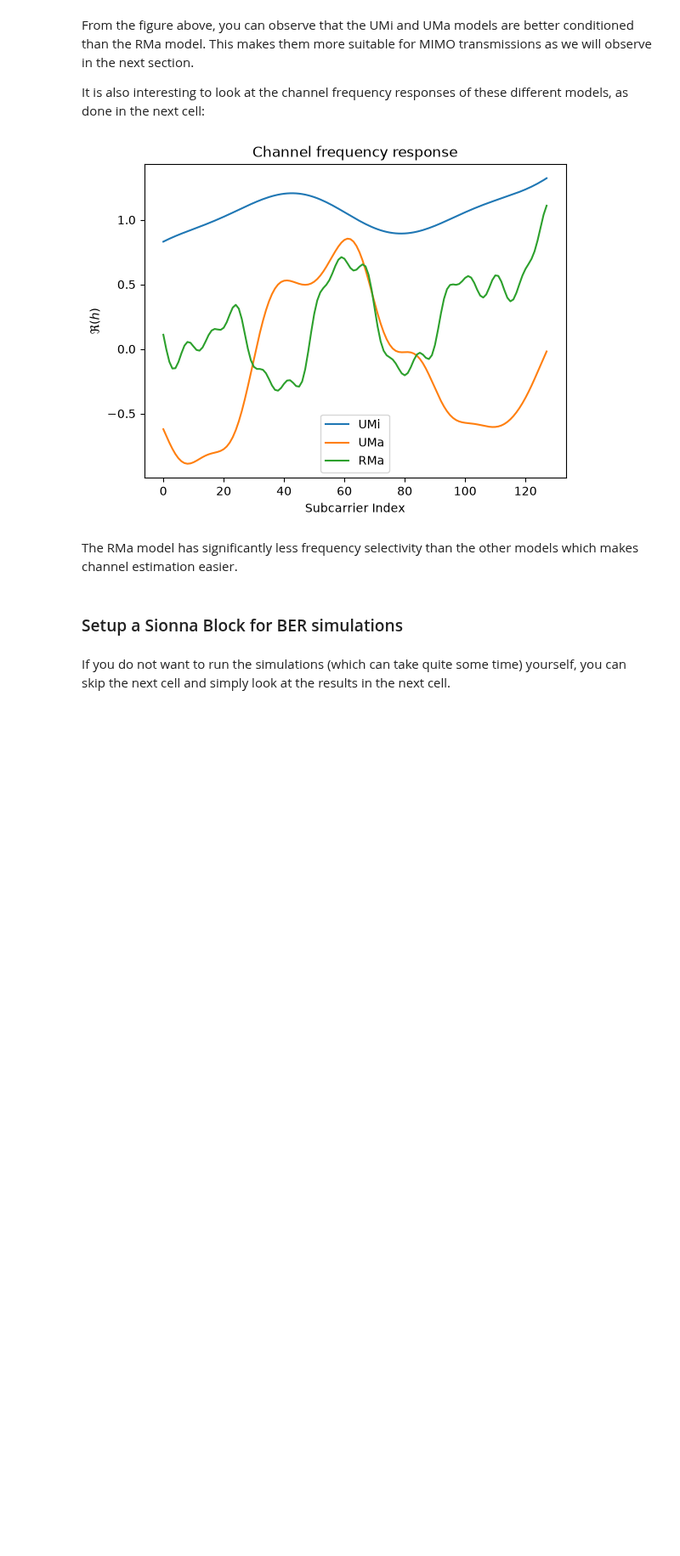
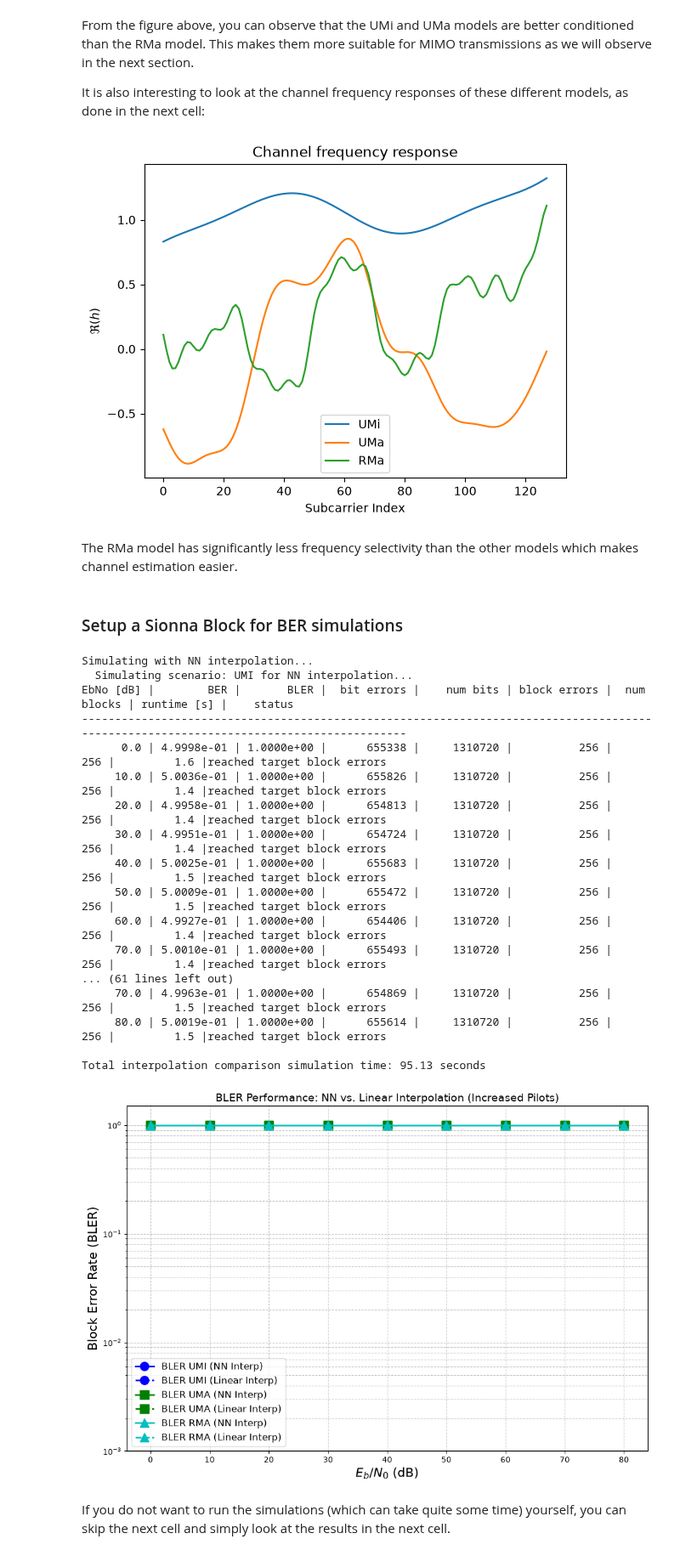
Before and after one commit to DanielGrahamB/pqc-research, a Jupyter notebook: PQC_MIMO_Simulations.ipynb, the cells around one changed output. Shown at 85% size. Saved outputs shown, nothing was run; the diff lists cells and outputs as text; code cells hidden in the pictures; blank space fills up the shorter version.

```diff
--- a/PQC_MIMO_Simulations.ipynb
+++ b/PQC_MIMO_Simulations.ipynb
@@ -474,3 +500,80 @@ class Model(Block):
+# %%
+# Simulation parameters for interpolation comparison
+SIMS_INTERP = {
+    "ebno_db": np.array([0, 10, 20, 30, 40, 50, 60, 70, 80]),
+    "scenario": ["umi", "uma", "rma"],
+    "interpolation_type": ["nn", "lin"],
+    "results": {
+        "nn": {"bler": {}, "ber": {}},
+        "lin": {"bler": {}, "ber": {}}
+    },
+    "batch_size": 64
+}
+
+start_interp = time.time()
+
+for interp_type in SIMS_INTERP["interpolation_type"]:
+    print(f"\nSimulating with {interp_type.upper()} interpolation...")
+    for scenario in SIMS_INTERP["scenario"]:
+        print(f"  Simulating scenario: {scenario.upper()} for {interp_type.upper()} interpolation...")
+        # Using InterpolationModel which handles the updated pilot density and k-value
+        model = InterpolationModel(scenario=scenario, perfect_csi=False, interpolation_type=interp_type)
+        if torch.cuda.is_available():
+            model.cuda()
+        model._channel_model.allocate_topology_tensors(batch_size=SIMS_INTERP["batch_size"], num_bs=1, num_ut=model._num_ut)
+
+        ber, bler = sim_ber(model,
+                            SIMS_INTERP["ebno_db"],
+                            batch_size=SIMS_INTERP["batch_size"],
+                            max_mc_iter=50,
+                            num_target_block_errors=50,
+                            target_bler=1e-3,
+                            compile_mode=None
+                           )
+
+        SIMS_INTERP["results"][interp_type][scenario] = {"bler": bler.cpu().numpy(), "ber": ber.cpu().numpy()}
+
+SIMS_INTERP["duration"] = time.time() - start_interp
+print(f"\nTotal interpolation comparison simulation time: {SIMS_INTERP['duration']:.2f} seconds")
+
+plt.figure(figsize=(12, 8))
+colors = {'umi': 'b', 'uma': 'g', 'rma': 'c'}
+markers = {'umi': 'o', 'uma': 's', 'rma': '^'}
+
+for scenario in SIMS_INTERP["scenario"]:
+    plt.semilogy(SIMS_INTERP["ebno_db"], SIMS_INTERP["results"]["nn"][scenario]["bler"],
+                 color=colors[scenario], marker=markers[scenario], markersize=11, linewidth=2,
+                 linestyle='-', label=f"BLER {scenario.upper()} (NN Interp)")
+    plt.semilogy(SIMS_INTERP["ebno_db"], SIMS_INTERP["results"]["lin"][scenario]["bler"],
+                 color=colors[scenario], marker=markers[scenario], markersize=11, linewidth=2,
+                 linestyle='--', label=f"BLER {scenario.upper()} (Linear Interp)")
+
+plt.xlabel(r"$E_b/N_0$ (dB)", fontsize=16)
+plt.ylabel("Block Error Rate (BLER)", fontsize=16)
+plt.title("BLER Performance: NN vs. Linear Interpolation (Increased Pilots)", fontsize=14)
+plt.grid(True, which="both", linestyle='--', alpha=0.7)
+plt.legend(loc='lower left', fontsize=12)
+plt.ylim([1e-3, 1.5])
+plt.show()
+# %% [output]
+Simulating with NN interpolation...
+  Simulating scenario: UMI for NN interpolation...
+EbNo [dB] |        BER |       BLER |  bit errors |    num bits | block errors |  num blocks | runtime [s] |    status
+---------------------------------------------------------------------------------------------------------------------------------------
+      0.0 | 4.9998e-01 | 1.0000e+00 |      655338 |     1310720 |          256 |         256 |         1.6 |reached target block errors
+     10.0 | 5.0036e-01 | 1.0000e+00 |      655826 |     1310720 |          256 |         256 |         1.4 |reached target block errors
+     20.0 | 4.9958e-01 | 1.0000e+00 |      654813 |     1310720 |          256 |         256 |         1.4 |reached target block errors
+     30.0 | 4.9951e-01 | 1.0000e+00 |      654724 |     1310720 |          256 |         256 |         1.4 |reached target block errors
+     40.0 | 5.0025e-01 | 1.0000e+00 |      655683 |     1310720 |          256 |         256 |         1.5 |reached target block errors
+     50.0 | 5.0009e-01 | 1.0000e+00 |      655472 |     1310720 |          256 |         256 |         1.5 |reached target block errors
+     60.0 | 4.9927e-01 | 1.0000e+00 |      654406 |     1310720 |          256 |         256 |         1.4 |reached target block errors
+     70.0 | 5.0010e-01 | 1.0000e+00 |      655493 |     1310720 |          256 |         256 |         1.4 |reached target block errors
+... (61 lines left out)
+     70.0 | 4.9963e-01 | 1.0000e+00 |      654869 |     1310720 |          256 |         256 |         1.5 |reached target block errors
+     80.0 | 5.0019e-01 | 1.0000e+00 |      655614 |     1310720 |          256 |         256 |         1.5 |reached target block errors
+
+Total interpolation comparison simulation time: 95.13 seconds
+[figure, added]
 # %% [markdown]
 If you do not want to run the simulations (which can take quite some time) yourself, you can skip the next cell and simply look at the results in the next cell.
 # %%
```
Also changed, not shown: parts of 9 cells of this notebook.
